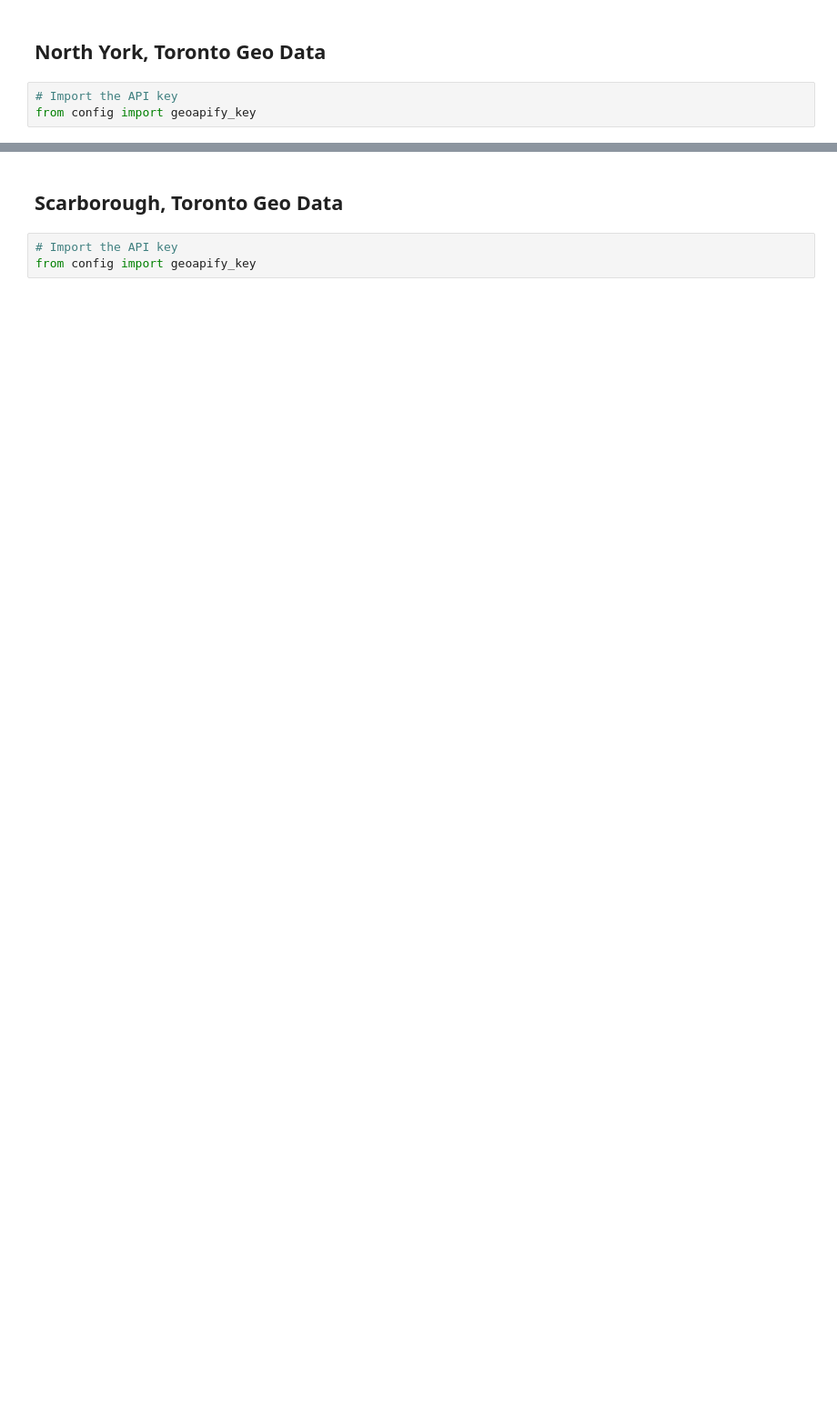
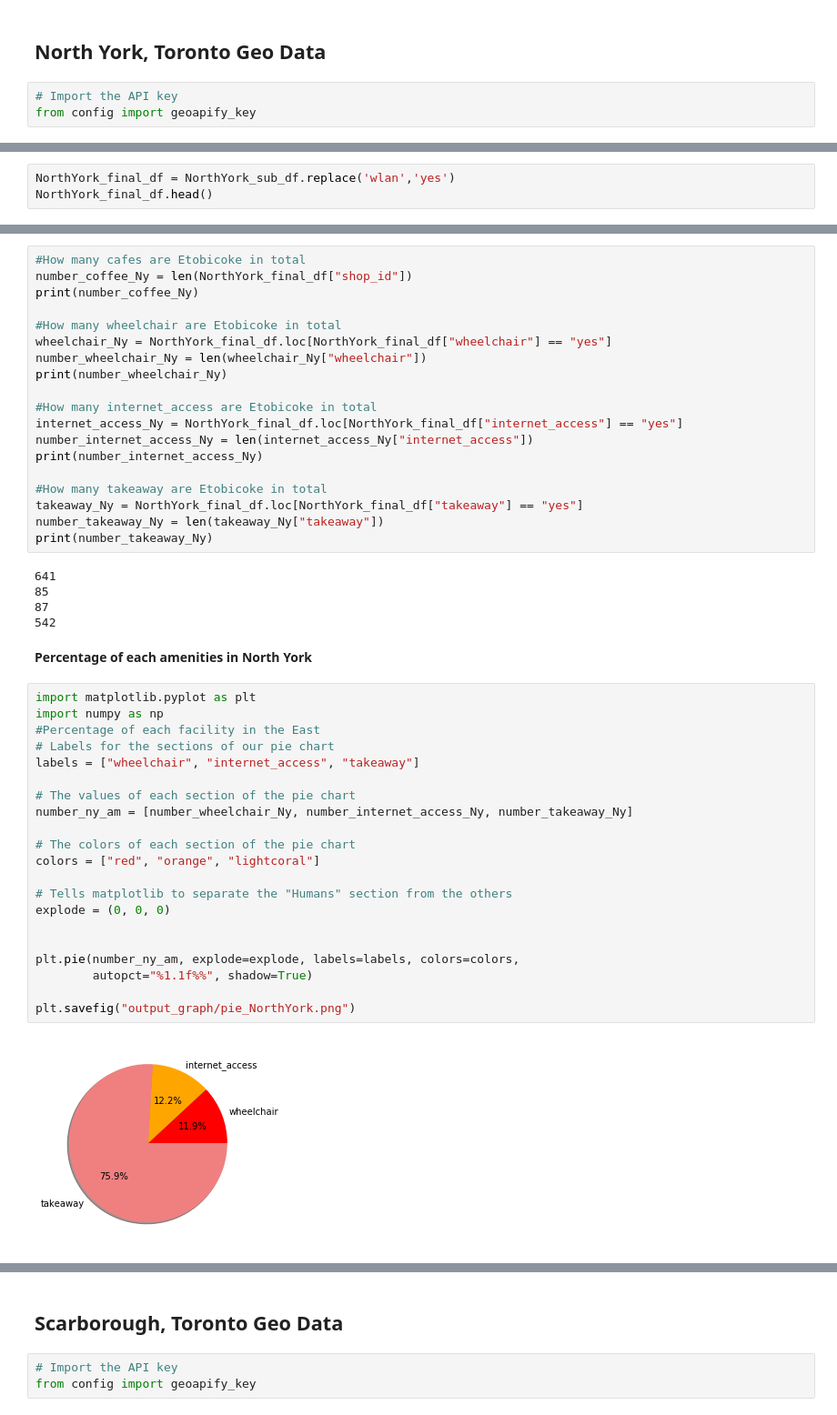
Before and after one commit to abedasalsabil/Group-3-Project-1, a Jupyter notebook: coffee-shops-toronto-districts.ipynb, the cells around one changed output, grey strips where cells are left out. Shown at 91% size. Drawn from its saved outputs; the diff is of its cells as text; blank space fills up the shorter version.

```diff
--- a/coffee-shops-toronto-districts.ipynb
+++ b/coffee-shops-toronto-districts.ipynb
@@ -508,0 +502,3 @@ got 641 total features
+# %%
+NorthYork_final_df = NorthYork_sub_df.replace('wlan','yes')
+NorthYork_final_df.head()
@@ -508,0 +512,49 @@ got 641 total features
+# %%
+#How many cafes are Etobicoke in total
+number_coffee_Ny = len(NorthYork_final_df["shop_id"])
+print(number_coffee_Ny)
+
+#How many wheelchair are Etobicoke in total
+wheelchair_Ny = NorthYork_final_df.loc[NorthYork_final_df["wheelchair"] == "yes"]
+number_wheelchair_Ny = len(wheelchair_Ny["wheelchair"])
+print(number_wheelchair_Ny)
+
+#How many internet_access are Etobicoke in total
+internet_access_Ny = NorthYork_final_df.loc[NorthYork_final_df["internet_access"] == "yes"]
+number_internet_access_Ny = len(internet_access_Ny["internet_access"])
+print(number_internet_access_Ny)
+
+#How many takeaway are Etobicoke in total
+takeaway_Ny = NorthYork_final_df.loc[NorthYork_final_df["takeaway"] == "yes"]
+number_takeaway_Ny = len(takeaway_Ny["takeaway"])
+print(number_takeaway_Ny)
+# %% [output]
+641
+85
+87
+542
+# %% [markdown]
+**Percentage of each amenities in North York**
+# %%
+import matplotlib.pyplot as plt
+import numpy as np
+#Percentage of each facility in the East
+# Labels for the sections of our pie chart
+labels = ["wheelchair", "internet_access", "takeaway"]
+
+# The values of each section of the pie chart
+number_ny_am = [number_wheelchair_Ny, number_internet_access_Ny, number_takeaway_Ny]
+
+# The colors of each section of the pie chart
+colors = ["red", "orange", "lightcoral"]
+
+# Tells matplotlib to separate the "Humans" section from the others
+explode = (0, 0, 0)
+
+
+plt.pie(number_ny_am, explode=explode, labels=labels, colors=colors,
+        autopct="%1.1f%%", shadow=True)
+
+plt.savefig("output_graph/pie_NorthYork.png")
+# %% [output]
+[figure, added]
```
Also changed, not shown: parts of 98 cells of this notebook, 12 other files.
